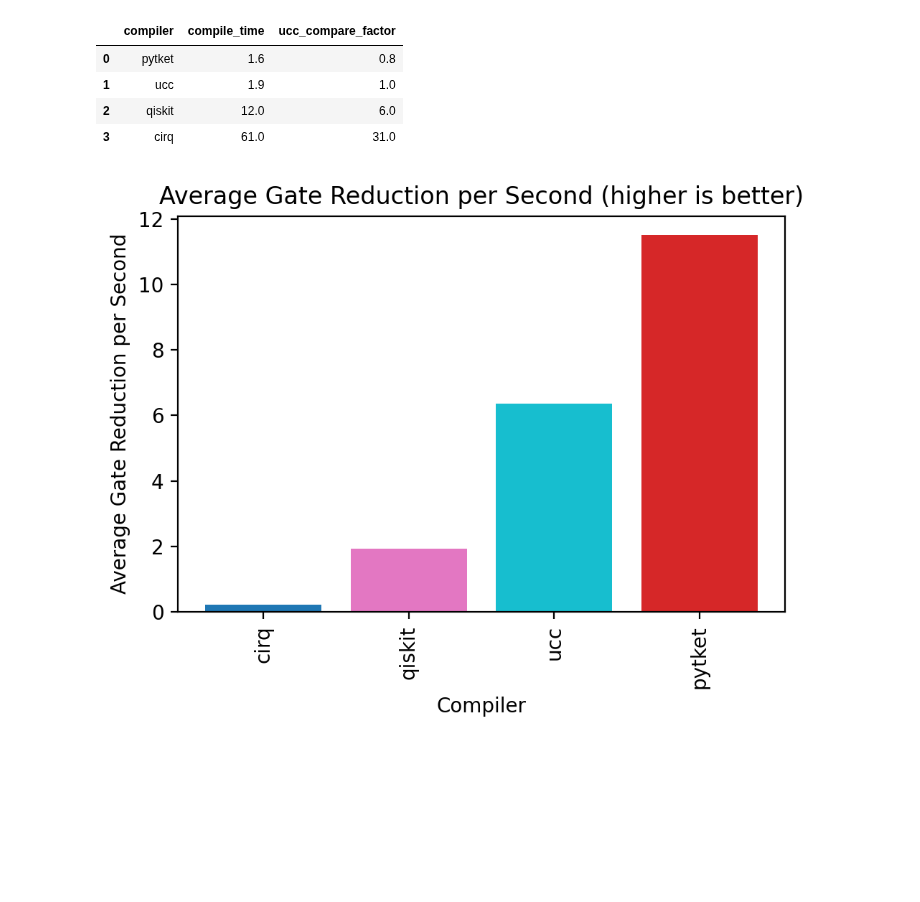
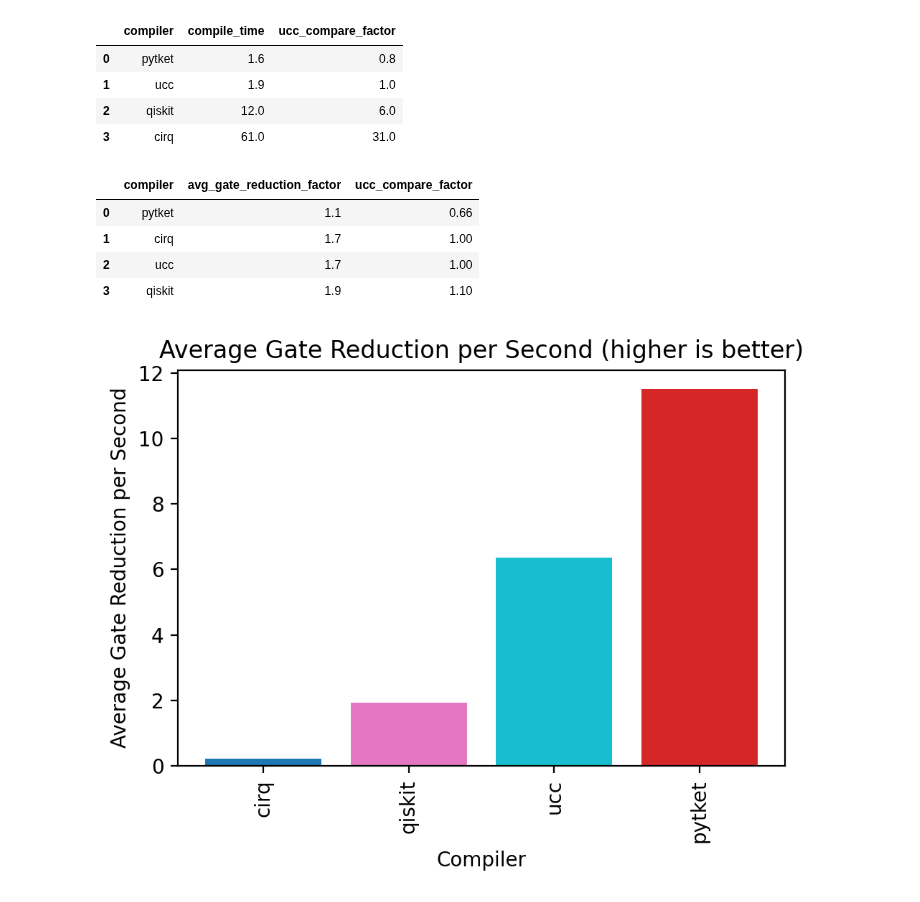
Before and after one commit to xs-es/ucc, a Jupyter notebook: benchmarks/ucc_benchmarks.ipynb, the cells around one changed output. Cells and saved outputs as stored; diff of their text form; code cells hidden in the pictures; blank space fills up the shorter version.

Commit message:
Add UCC compare for avg gate reduction benchmark

```diff
--- a/benchmarks/ucc_benchmarks.ipynb
+++ b/benchmarks/ucc_benchmarks.ipynb
@@ -348,6 +348,31 @@ rounded_df
 | 1 | ucc | 1.9 | 1.0 |
 | 2 | qiskit | 12.0 | 6.0 |
 | 3 | cirq | 61.0 | 31.0 |
+# %%
+# Create a new DataFrame with gate reduction data
+factor_df = pd.DataFrame(avg_gate_reduction).reset_index()
+
+# Get the UCC gate reduction
+ucc_factor = factor_df[factor_df.compiler == "ucc"]["reduction_factor"]
+
+# Calculate the comparison factor (each compiler's gate reduction divided by UCC)
+factor_df['ucc_compare_factor'] = factor_df["reduction_factor"] / ucc_factor.iloc[0]
+
+# Apply rounding to 3 significant figures
+rounded_df = factor_df.map(round_to_sigfigs)
+
+# Sort the DataFrame by the comparison factor
+rounded_df = rounded_df.sort_values(by='ucc_compare_factor').rename(columns={'reduction_factor': 'avg_gate_reduction_factor'})
+
+
+# Display the sorted, rounded DataFrame
+rounded_df
+# %% [output]
+|  | compiler | avg_gate_reduction_factor | ucc_compare_factor |
+| 0 | pytket | 1.1 | 0.66 |
+| 1 | cirq | 1.7 | 1.00 |
+| 2 | ucc | 1.7 | 1.00 |
+| 3 | qiskit | 1.9 | 1.10 |
 # %%
 # Create a separate figure for average gate reduction per second
 fig, ax = plt.subplots(figsize=(5, 4))  # Adjust size to be smaller
```
